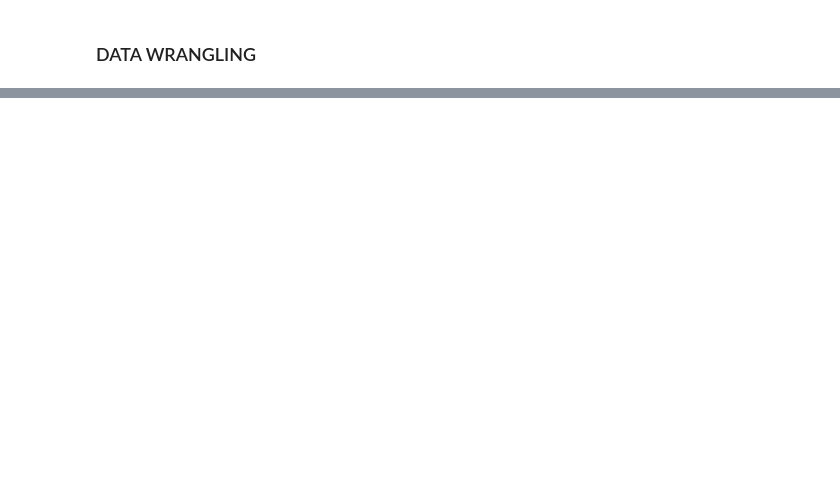
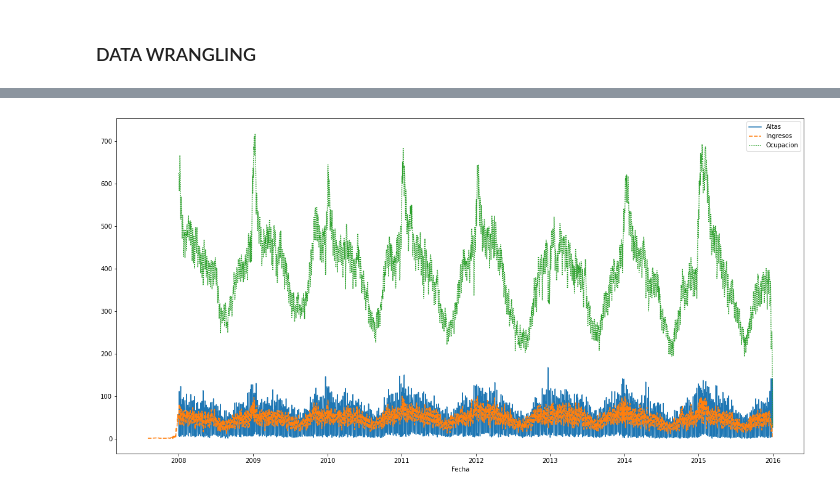
Before and after one commit to jmaestrerodriguez/sogooddata-madrid-salud-polucion, a Jupyter notebook: notebooks/poc.ipynb, the cells around one changed output, grey strips where cells are left out. Cells and saved outputs as stored; diff of their text form; code cells hidden in the pictures; blank space fills up the shorter version.

```diff
--- a/notebooks/poc.ipynb
+++ b/notebooks/poc.ipynb
@@ -87,0 +127,8 @@ sns.lineplot(x = hospitalizations_by_day_df['Fecha de ingreso'], y= hospitalizat
+# %%
+fig_dims = (20, 10)
+fig, ax = plt.subplots(figsize=fig_dims)
+
+plot_cols = ['Altas','Ingresos','Ocupacion']
+sns.lineplot(data=hospitalizaciones_df[plot_cols], ax = ax);
+# %% [output]
+[figure, added]
```
Also changed, not shown: parts of 17 cells of this notebook.
